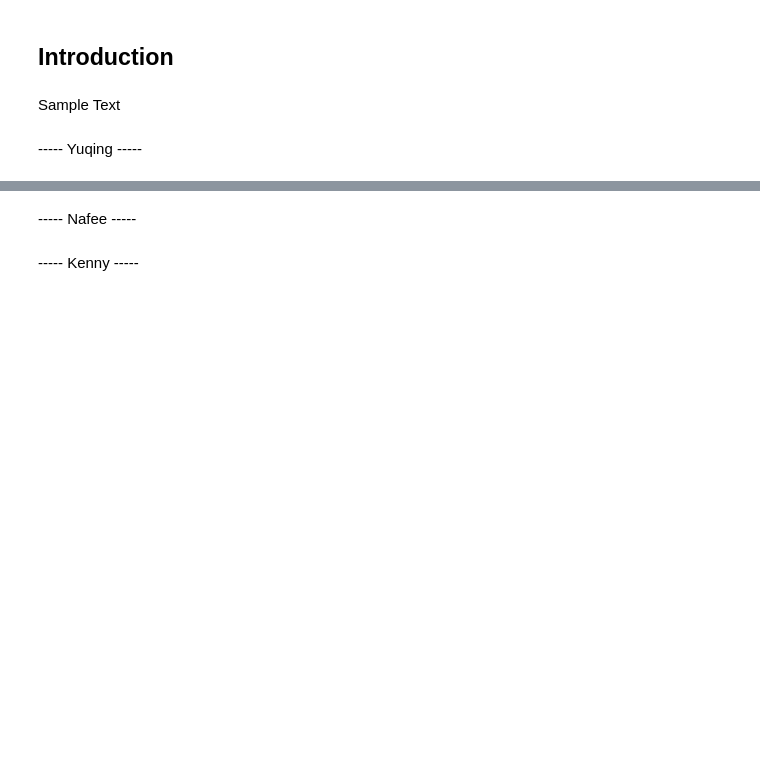
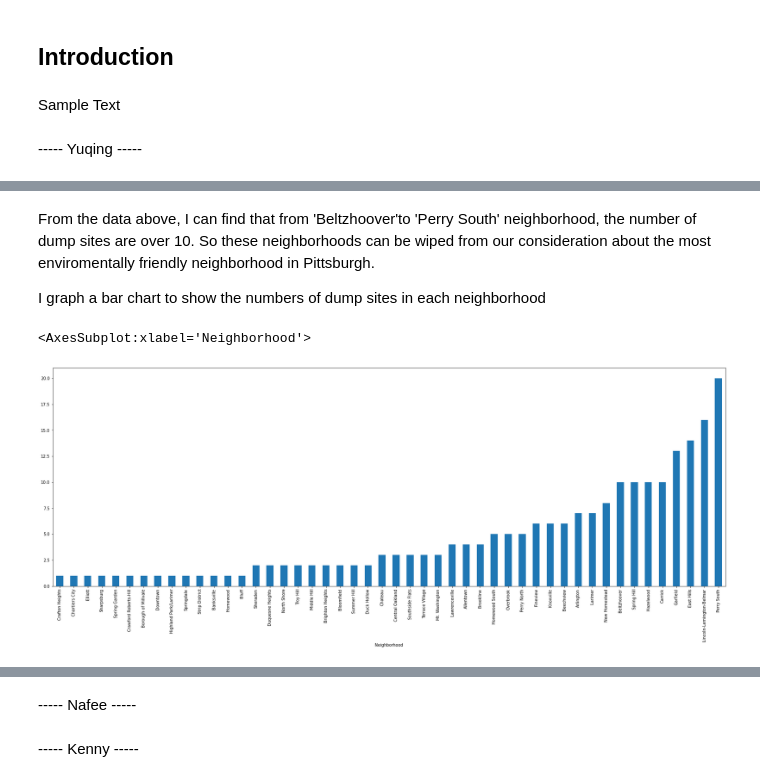
Before and after one commit to AndyDobrowolski/0010FinalProject, a Jupyter notebook: Main.ipynb, the cells around one changed output, grey strips where cells are left out. Drawn from its saved outputs; the diff is of its cells as text; code cells hidden in the pictures; blank space fills up the shorter version.

Commit message:
Added Yuqing's data to the main file

```diff
--- a/Main.ipynb
+++ b/Main.ipynb
@@ -13,0 +18,4 @@ import geopandas
+# %%
+# show the first ten rows of the data
+dumps = pd.read_csv('Datasets\illegaldumpsites.csv')
+dumps.head(10)
@@ -13,0 +36,5 @@ import geopandas
+# %%
+# pick out the city of Pittsburgh and incompleted dump sites
+dump_in_pitts = dumps.loc[dumps['City'] == 'Pittsburgh']
+dump_in_pitts2 = dump_in_pitts.loc[dumps['Status'] != 'Completed']
+dump_in_pitts2.head(10)
@@ -13,0 +53,6 @@ import geopandas
+# %%
+# removed unecessary columns and leave 'Status' as 'count' to calculate the number of dump sites in each neighborhood
+clean_dump_in_pitts = dump_in_pitts2.drop(['site_name', 'City', 'location_description','latitude', 'longitude', 'estimated_tons','Unnamed: 8'], axis=1)
+# group the count from smallest to largest
+dump_in_neighborhoods = clean_dump_in_pitts.groupby('Neighborhood').size().sort_values()
+dump_in_neighborhoods
@@ -13,0 +77,9 @@ import geopandas
+# %% [markdown]
+From the data above, I can find that from 'Beltzhoover'to 'Perry South' neighborhood, the number of dump sites are over 10. So these neighborhoods can be wiped from our consideration about the most enviromentally friendly neighborhood in Pittsburgh.
+
+I graph a bar chart to show the numbers of dump sites in each neighborhood
+# %%
+dump_in_neighborhoods.plot.bar(figsize=[30,10])
+# %% [output]
+<AxesSubplot:xlabel='Neighborhood'>
+[figure, added]
```
Also changed, not shown: parts of 8 cells of this notebook.
